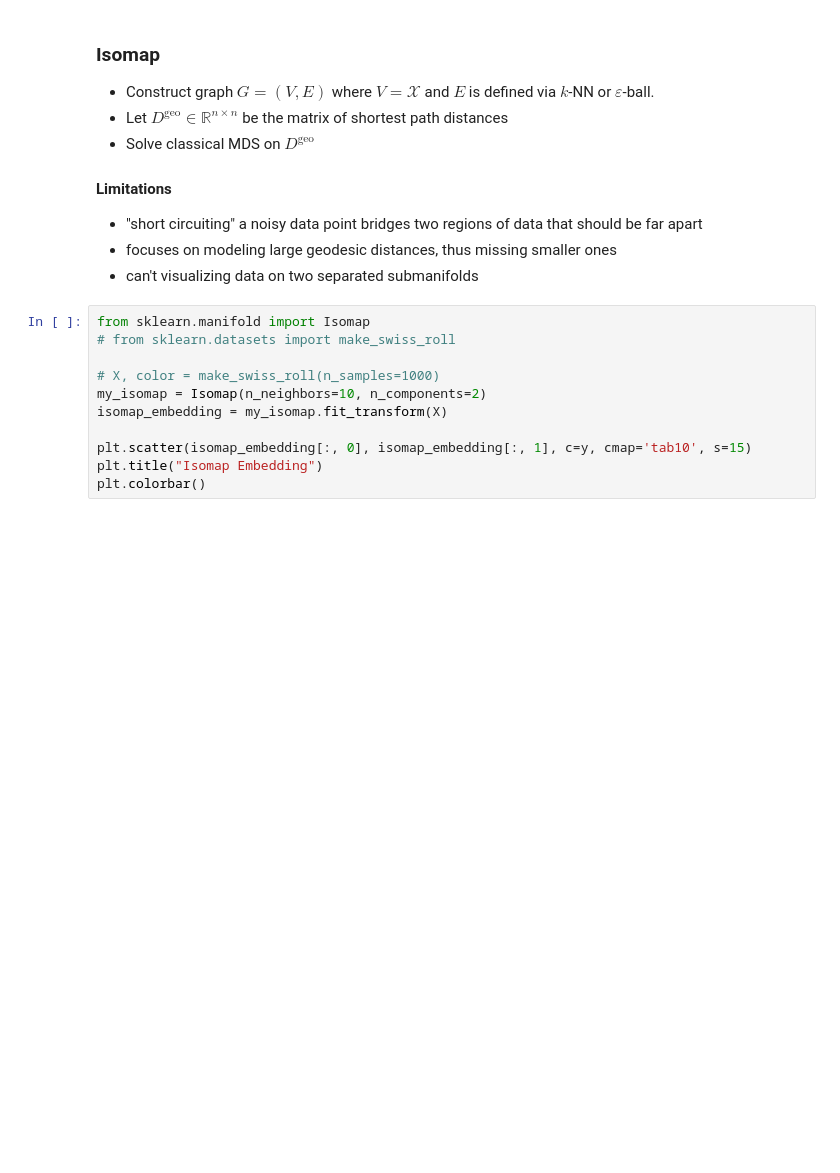
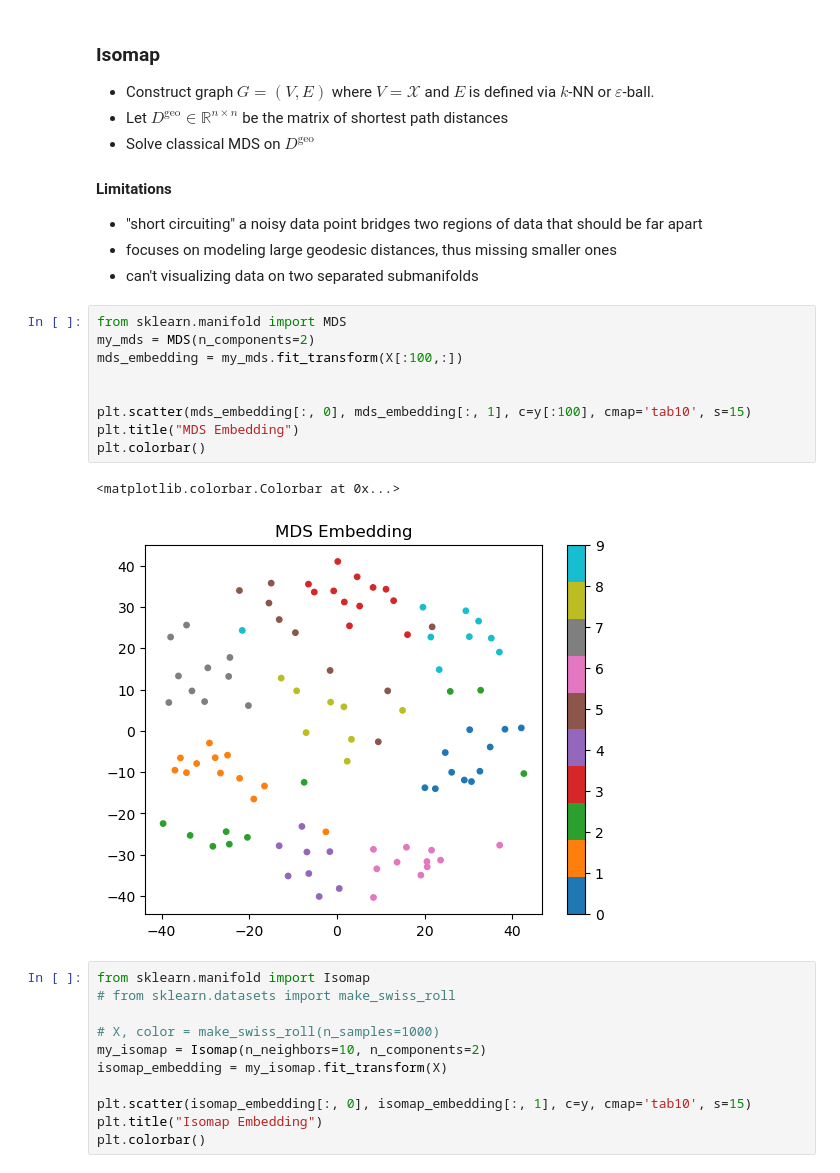
Before and after one commit to nmank/DRCourse2025, a Jupyter notebook: Lab5_IsomapMDS.ipynb, the cells around one changed output. Drawn from its saved outputs; the diff is of its cells as text; blank space fills up the shorter version.

```diff
--- a/Lab5_IsomapMDS.ipynb
+++ b/Lab5_IsomapMDS.ipynb
@@ -48,6 +48,18 @@ First, observe that the solutions to this problem are not unique since translati
 * "short circuiting" a noisy data point bridges two regions of data that should be far apart
 * focuses on modeling large geodesic distances, thus missing smaller ones
 * can't visualizing data on two separated submanifolds
+# %%
+from sklearn.manifold import MDS
+my_mds = MDS(n_components=2)
+mds_embedding = my_mds.fit_transform(X[:100,:])
+
+
+plt.scatter(mds_embedding[:, 0], mds_embedding[:, 1], c=y[:100], cmap='tab10', s=15)
+plt.title("MDS Embedding")
+plt.colorbar()
+# %% [output]
+<matplotlib.colorbar.Colorbar at 0x...>
+[figure, added]
 # %%
 from sklearn.manifold import Isomap
 # from sklearn.datasets import make_swiss_roll
```
Also changed, not shown: 3 other files.
